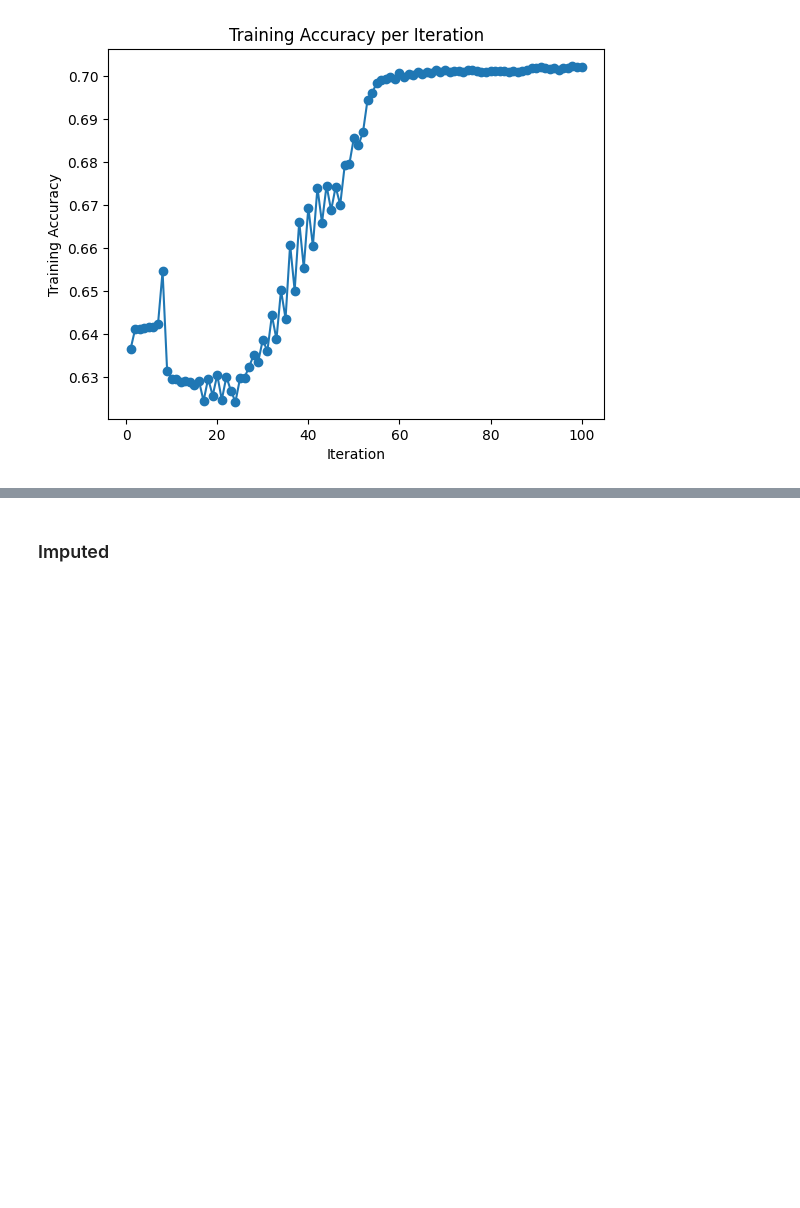
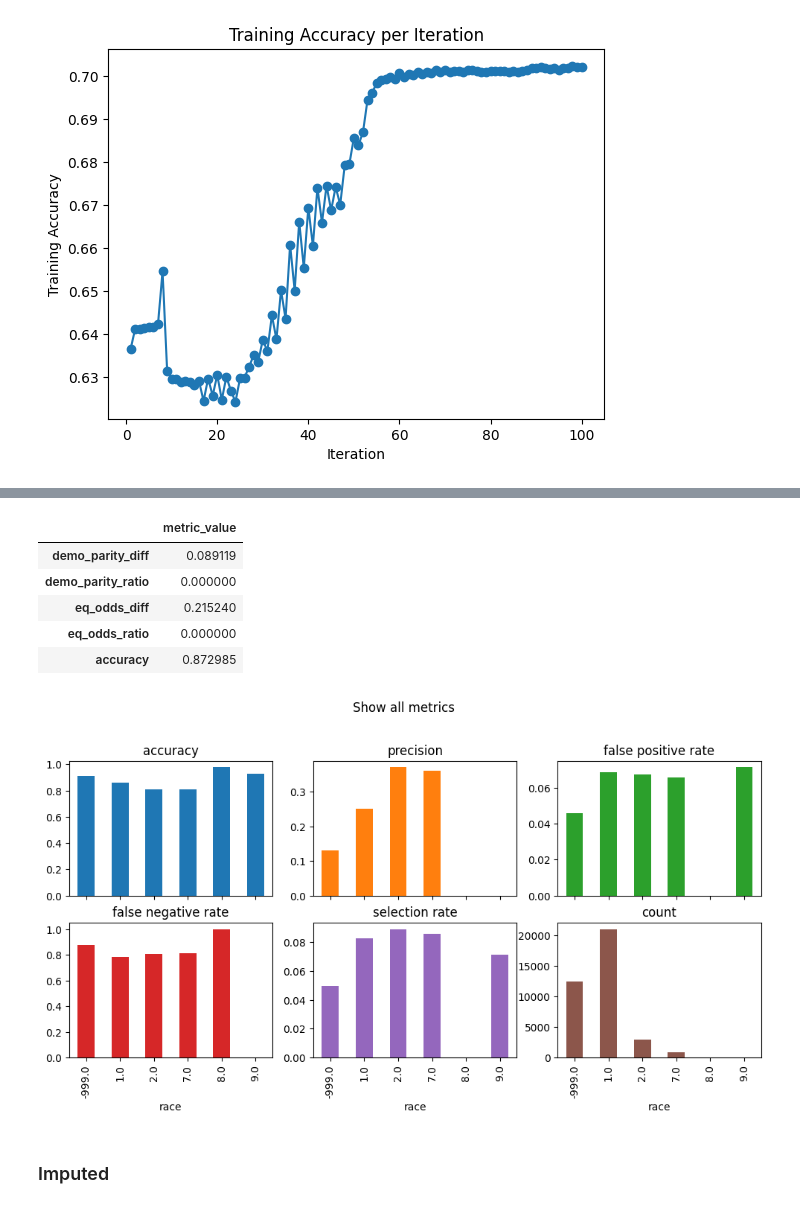
Before and after one commit to szeng7/hrs-mortality, a Jupyter notebook: experiment.ipynb, the cells around one changed output, grey strips where cells are left out. Saved outputs shown, nothing was run; the diff lists cells and outputs as text; code cells hidden in the pictures; blank space fills up the shorter version.

```diff
--- a/experiment.ipynb
+++ b/experiment.ipynb
@@ -306,3 +319,14 @@ display_metrics(logistic_reg.predict(X_train_filled), y_train, X_train_filled["r
+# %%
+# Show fairness metrics on testing ood
+display_metrics(logistic_reg.predict(X_ood_test_filled), y_ood_test, X_ood_test_filled["race"])
+# %% [output]
+|  | metric_value |
+| demo_parity_diff | 0.089119 |
+| demo_parity_ratio | 0.000000 |
+| eq_odds_diff | 0.215240 |
+| eq_odds_ratio | 0.000000 |
+| accuracy | 0.872985 |
+[figure, added]
 # %% [markdown]
 ### Imputed
 # %%
```
Also changed, not shown: parts of 16 cells of this notebook.
